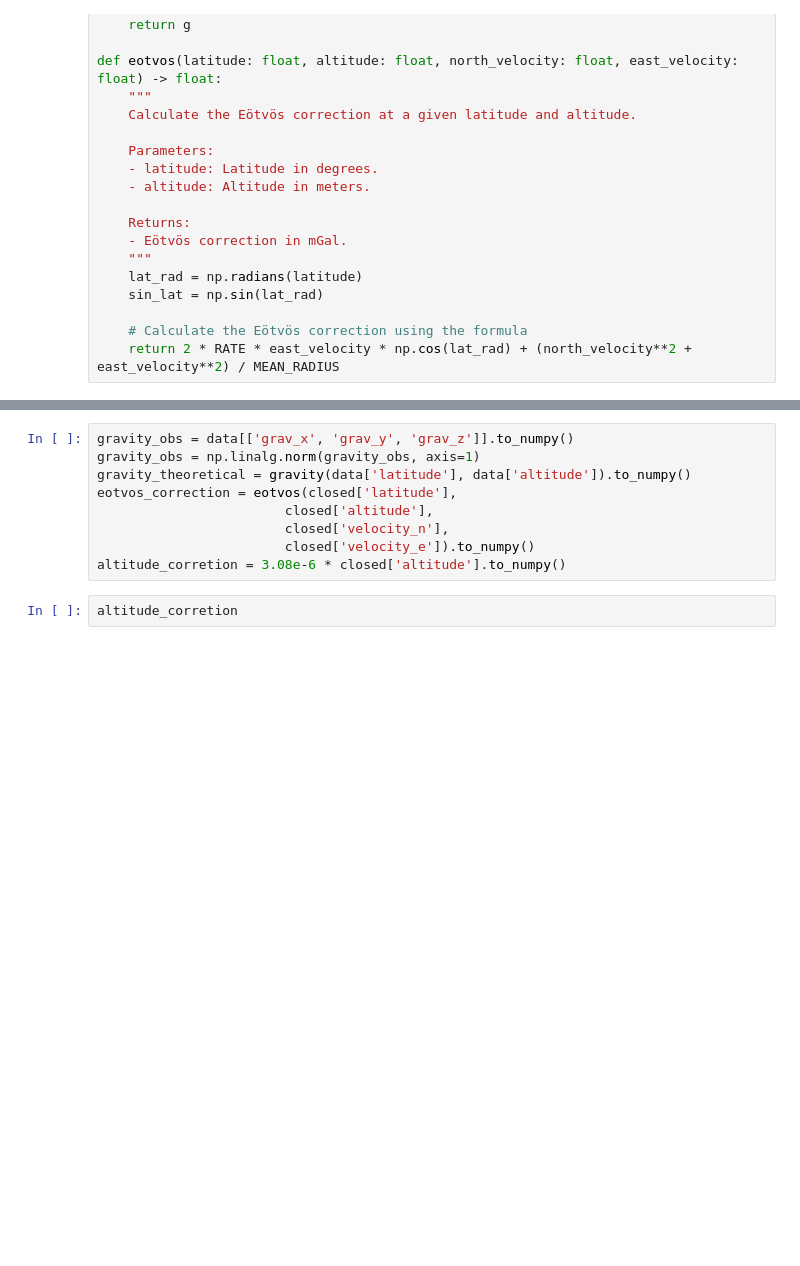
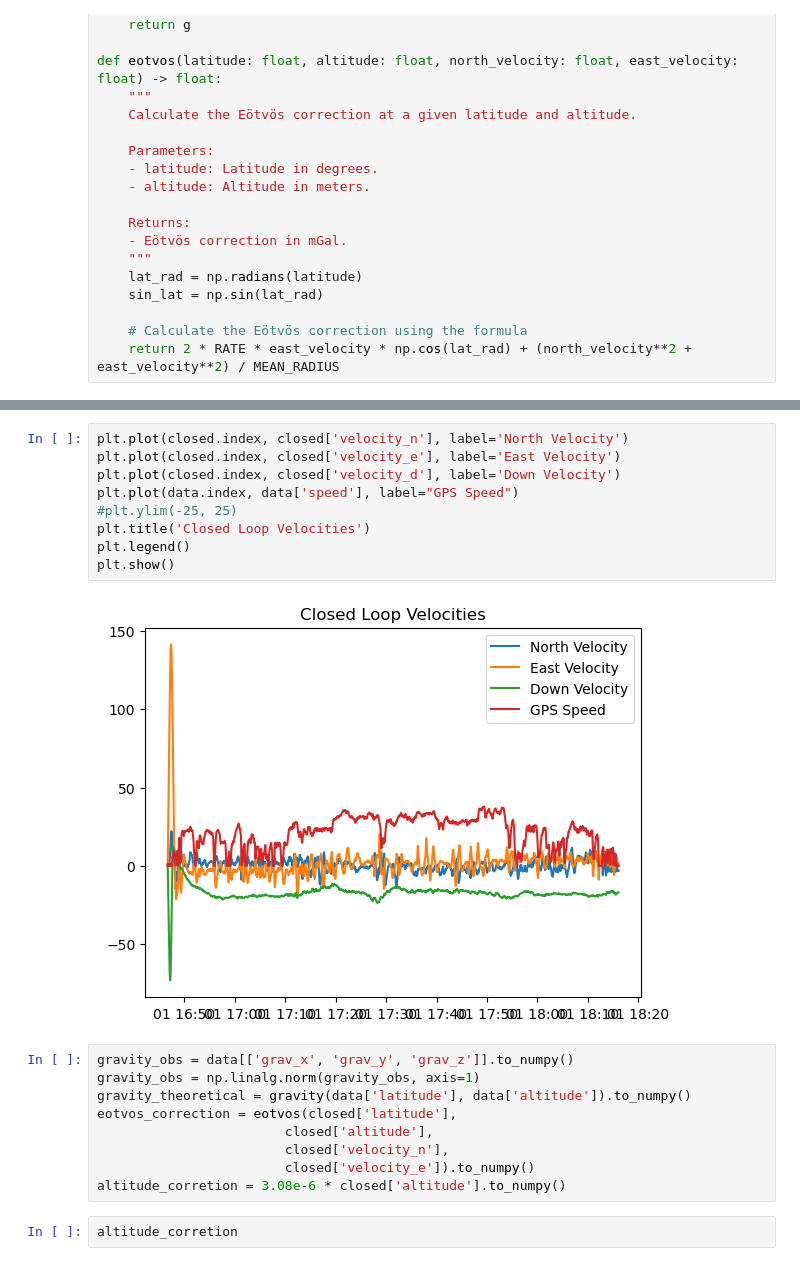
Before and after one commit to jbrodovsky/strapdown-rs, a Jupyter notebook: notes.ipynb, the cells around one changed output, grey strips where cells are left out. Drawn from its saved outputs; the diff is of its cells as text; blank space fills up the shorter version.

Commit message:
Modified speed measurement

```diff
--- a/notes.ipynb
+++ b/notes.ipynb
@@ -72,3 +102,14 @@ closed = pd.read_csv('core/closed_loop.csv', index_col=0, parse_dates=True)
+# %%
+plt.plot(closed.index, closed['velocity_n'], label='North Velocity')
+plt.plot(closed.index, closed['velocity_e'], label='East Velocity')
+plt.plot(closed.index, closed['velocity_d'], label='Down Velocity')
+plt.plot(data.index, data['speed'], label="GPS Speed")
+#plt.ylim(-25, 25)
+plt.title('Closed Loop Velocities')
+plt.legend()
+plt.show()
+# %% [output]
+[figure, added]
 # %%
 gravity_obs = data[['grav_x', 'grav_y', 'grav_z']].to_numpy()
 gravity_obs = np.linalg.norm(gravity_obs, axis=1)
```
Also changed, not shown: parts of 10 cells of this notebook, 3 other files.
